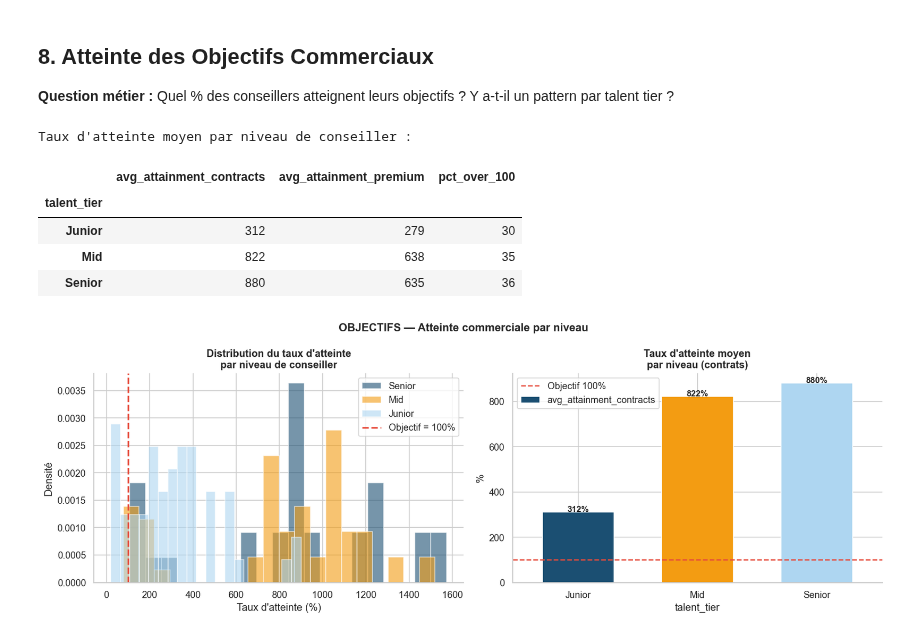
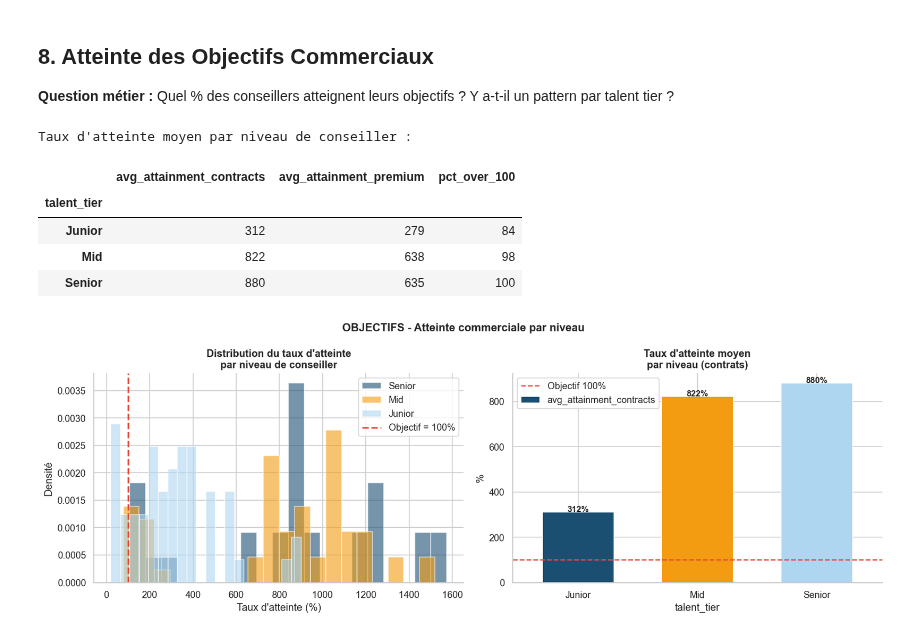
Before and after one commit to Oladk/insurance-sales-performance-reporting, a Jupyter notebook: notebooks/01_sales_performance_eda.ipynb, the cells around one changed output. Drawn from its saved outputs; the diff is of its cells as text; code cells hidden in the pictures.

```diff
--- a/notebooks/01_sales_performance_eda.ipynb
+++ b/notebooks/01_sales_performance_eda.ipynb
@@ -496,36 +520,37 @@ obj = objectives.copy()
 obj['year_month'] = obj['period_start'].dt.to_period('M').astype(str)
 
 obj_contracts = obj[obj['metric'] == 'nb_contracts'][['level_id','year_month','target_value']]
 obj_contracts.columns = ['advisor_id','year_month','target_contracts']
 obj_premium   = obj[obj['metric'] == 'premium_fcfa'][['level_id','year_month','target_value']]
 obj_premium.columns = ['advisor_id','year_month','target_premium']
 
 performance = (
     real_contracts
     .merge(obj_contracts, on=['advisor_id','year_month'], how='left')
     .merge(obj_premium,   on=['advisor_id','year_month'], how='left')
     .merge(advisors[['advisor_id','talent_tier']], on='advisor_id', how='left')
 )
 
+performance.dropna(subset=['target_contracts','target_premium'], how='all', inplace=True)  # Garder que les périodes avec objectifs
 performance['attainment_contracts'] = performance['real_contracts'] / performance['target_contracts'] * 100
 performance['attainment_premium']   = performance['real_premium']   / performance['target_premium']   * 100
 
 # Synthèse par talent tier
 tier_summary = performance.groupby('talent_tier').agg(
     avg_attainment_contracts=('attainment_contracts','mean'),
     avg_attainment_premium=('attainment_premium','mean'),
     pct_over_100=('attainment_contracts', lambda x: (x >= 100).mean() * 100)
 ).round(1)
 
 print("Taux d'atteinte moyen par niveau de conseiller :")
 display(tier_summary)
 # %% [output]
 Taux d'atteinte moyen par niveau de conseiller :
 |  | avg_attainment_contracts | avg_attainment_premium | pct_over_100 |
 | talent_tier |  |  |  |
-| Junior | 312 | 279 | 30 |
-| Mid | 822 | 638 | 35 |
-| Senior | 880 | 635 | 36 |
+| Junior | 312 | 279 | 84 |
+| Mid | 822 | 638 | 98 |
+| Senior | 880 | 635 | 100 |
 # %%
 fig, axes = plt.subplots(1, 2, figsize=(14, 5))
 
```
Also changed, not shown: parts of 11 cells of this notebook, 4 other files.
